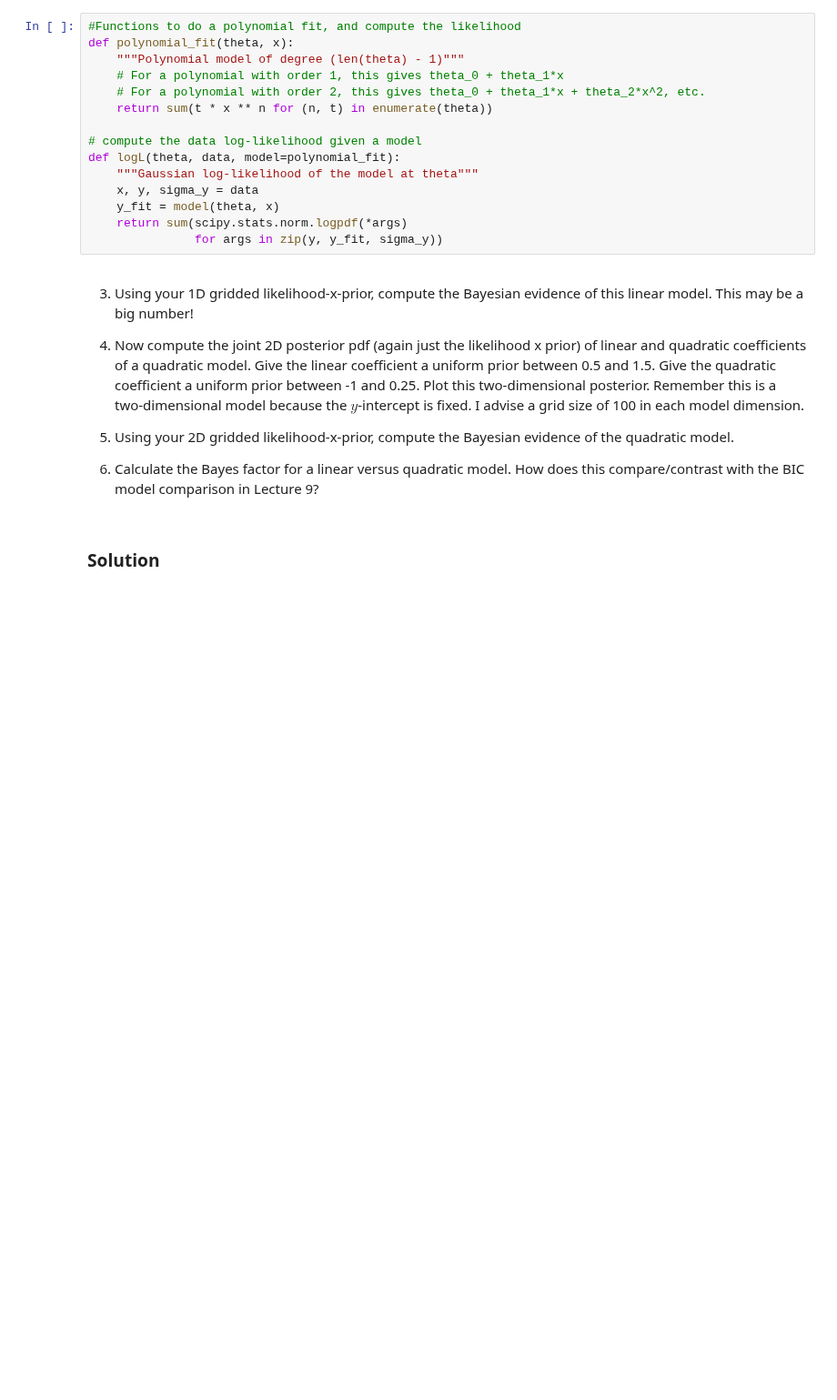
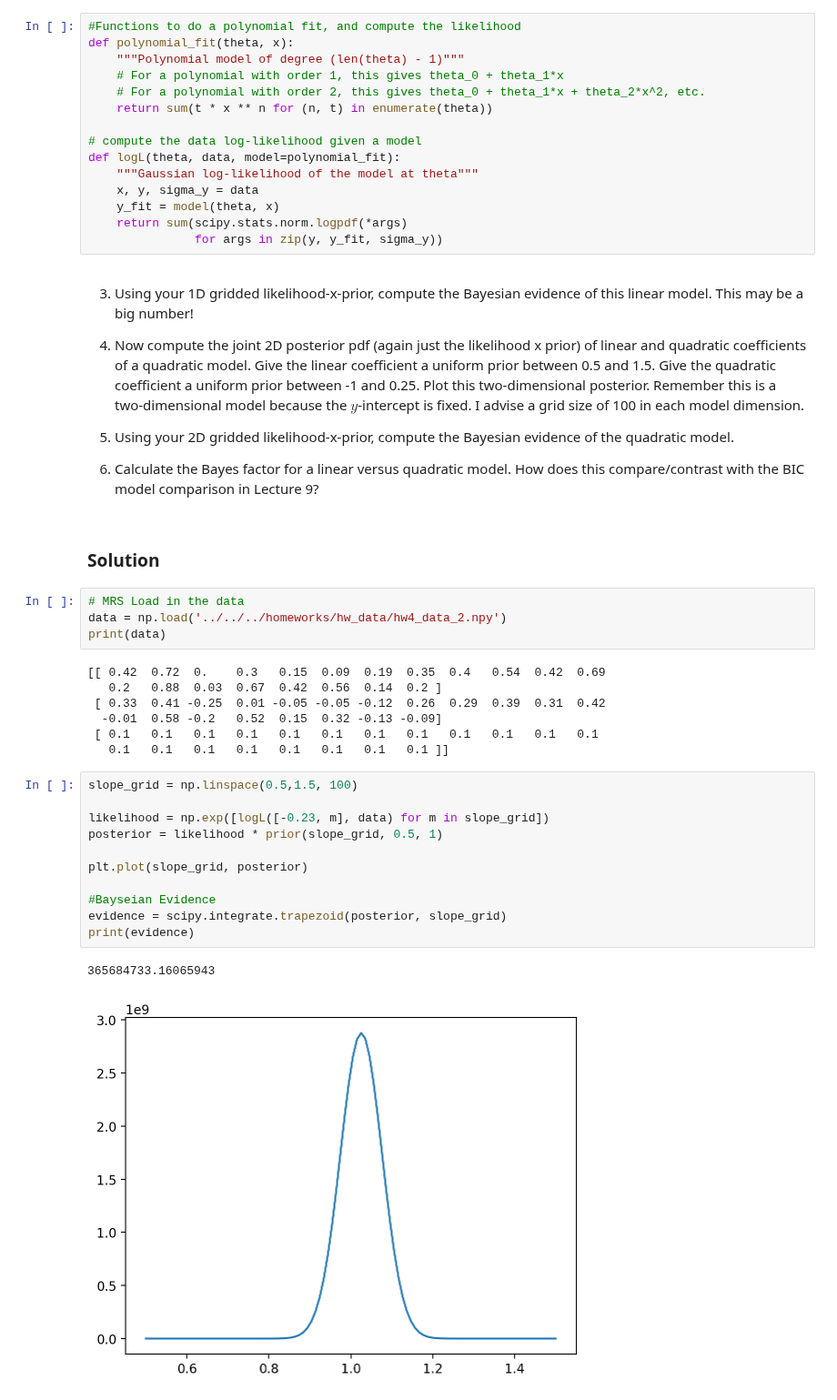
Before and after one commit to VanderbiltAstronomy/astr_8070_s25, a Jupyter notebook: coursework/student_folders/m_rizzosmith/homework/vu_astr8070_s25_hw4_mikerizzosmith.ipynb, the cells around one changed output. Shown at 91% size. Drawn from its saved outputs; the diff is of its cells as text; blank space fills up the shorter version.

```diff
--- a/coursework/student_folders/m_rizzosmith/homework/vu_astr8070_s25_hw4_mikerizzosmith.ipynb
+++ b/coursework/student_folders/m_rizzosmith/homework/vu_astr8070_s25_hw4_mikerizzosmith.ipynb
@@ -267,3 +294,28 @@ def logL(theta, data, model=polynomial_fit):
 6) Calculate the Bayes factor for a linear versus quadratic model. How does this compare/contrast with the BIC model comparison in Lecture 9?
 # %% [markdown]
 ### Solution
+# %%
+# MRS Load in the data
+data = np.load('../../../homeworks/hw_data/hw4_data_2.npy')
+print(data)
+# %% [output]
+[[ 0.42  0.72  0.    0.3   0.15  0.09  0.19  0.35  0.4   0.54  0.42  0.69
+   0.2   0.88  0.03  0.67  0.42  0.56  0.14  0.2 ]
+ [ 0.33  0.41 -0.25  0.01 -0.05 -0.05 -0.12  0.26  0.29  0.39  0.31  0.42
+  -0.01  0.58 -0.2   0.52  0.15  0.32 -0.13 -0.09]
+ [ 0.1   0.1   0.1   0.1   0.1   0.1   0.1   0.1   0.1   0.1   0.1   0.1
+   0.1   0.1   0.1   0.1   0.1   0.1   0.1   0.1 ]]
+# %%
+slope_grid = np.linspace(0.5,1.5, 100)
+
+likelihood = np.exp([logL([-0.23, m], data) for m in slope_grid])
+posterior = likelihood * prior(slope_grid, 0.5, 1)
+
+plt.plot(slope_grid, posterior)
+
+#Bayseian Evidence
+evidence = scipy.integrate.trapezoid(posterior, slope_grid)
+print(evidence)
+# %% [output]
+365684733.16065943
+[figure, added]
```
Also changed, not shown: parts of 8 cells of this notebook.
